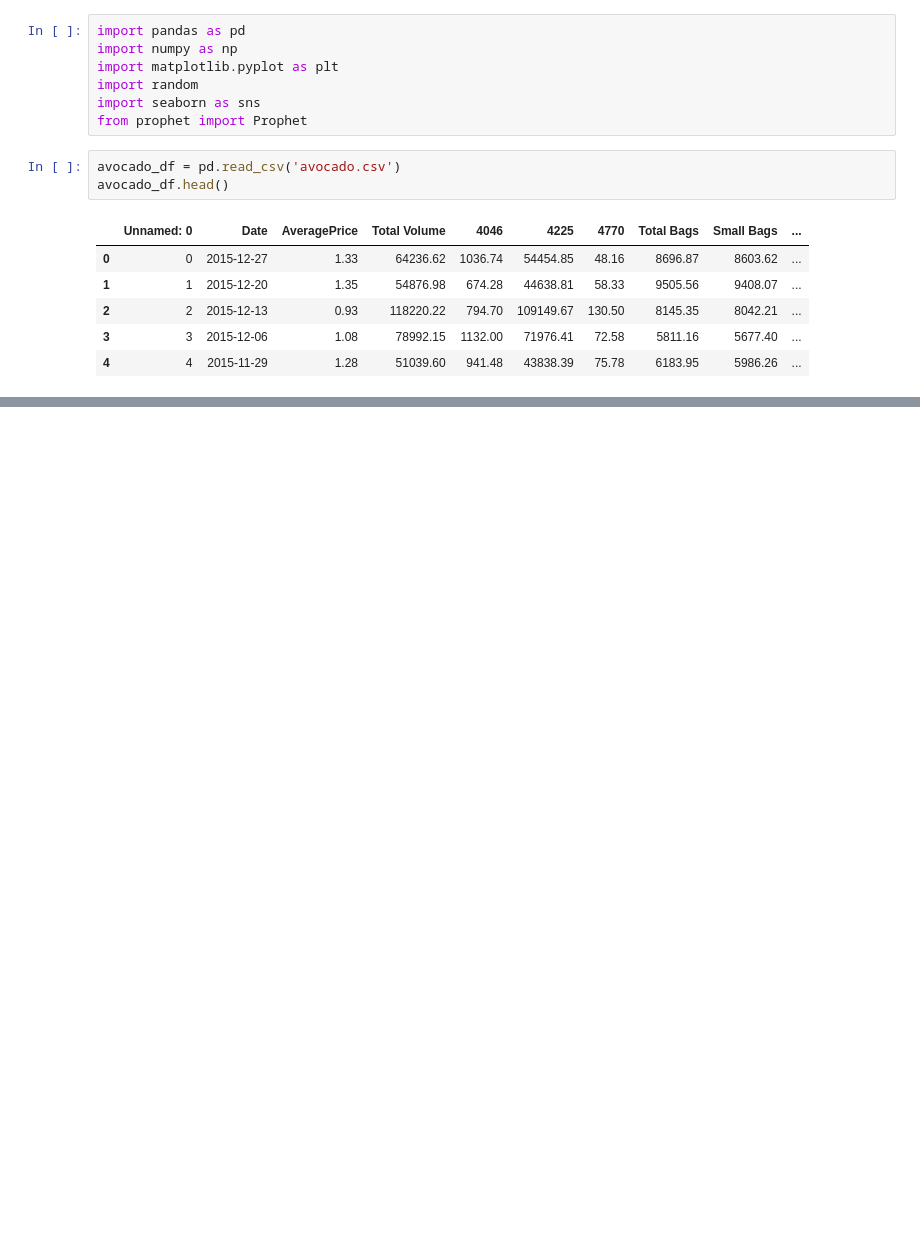
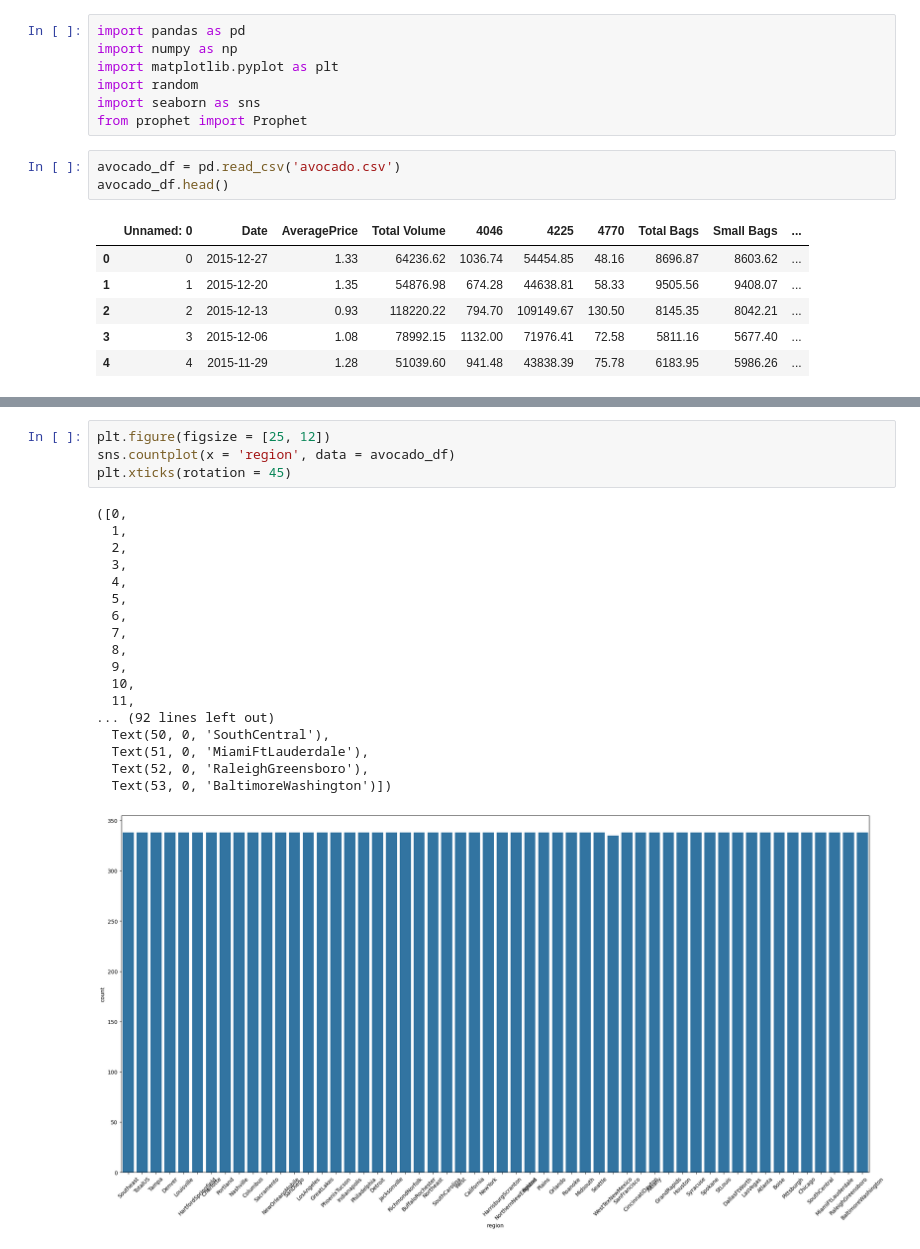
Before and after one commit to Hashim-Khan0/machine_learning_practice, a Jupyter notebook: avocado_market_prediction/price_prediction.ipynb, the cells around one changed output, grey strips where cells are left out. Saved outputs shown, nothing was run; the diff lists cells and outputs as text; blank space fills up the shorter version.

```diff
--- a/avocado_market_prediction/price_prediction.ipynb
+++ b/avocado_market_prediction/price_prediction.ipynb
@@ -17,0 +34,23 @@ avocado_df.head()
+# %%
+plt.figure(figsize = [25, 12])
+sns.countplot(x = 'region', data = avocado_df)
+plt.xticks(rotation = 45)
+# %% [output]
+([0,
+  1,
+  2,
+  3,
+  4,
+  5,
+  6,
+  7,
+  8,
+  9,
+  10,
+  11,
+... (92 lines left out)
+  Text(50, 0, 'SouthCentral'),
+  Text(51, 0, 'MiamiFtLauderdale'),
+  Text(52, 0, 'RaleighGreensboro'),
+  Text(53, 0, 'BaltimoreWashington')])
+[figure, added]
```
Also changed, not shown: parts of 10 cells of this notebook.
